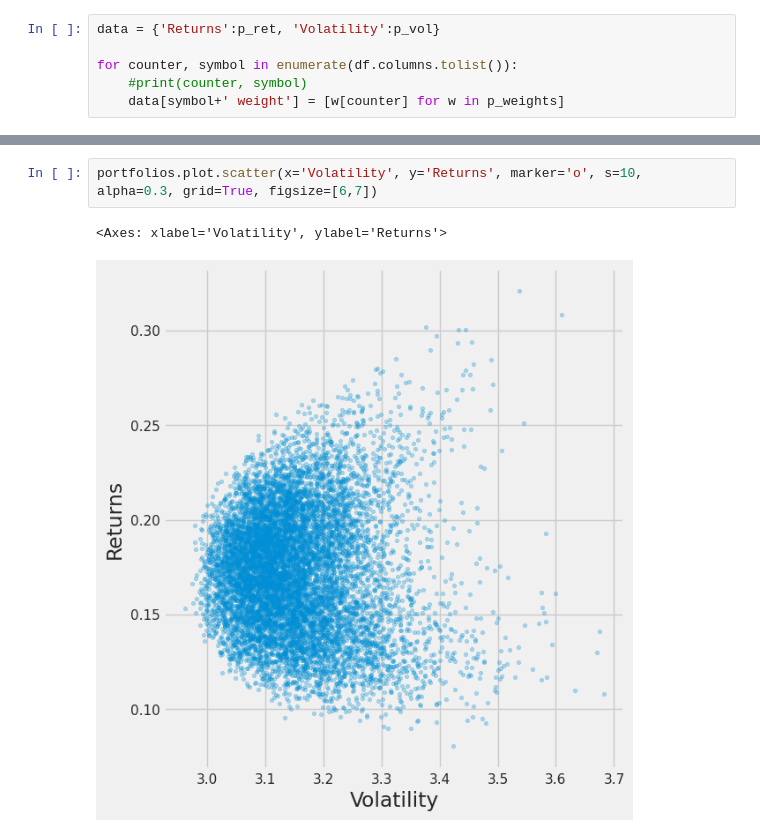
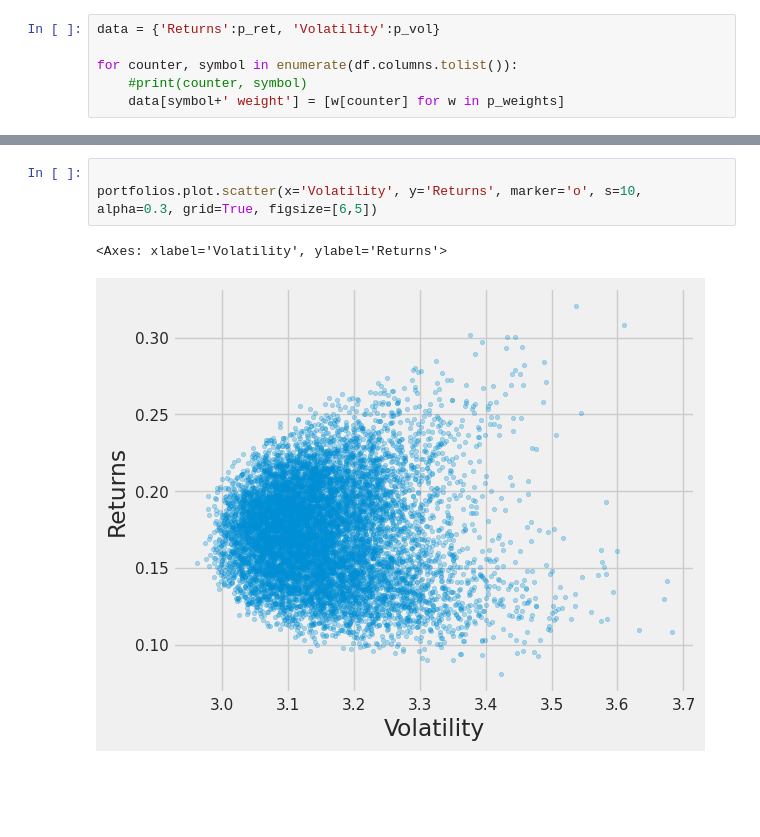
Before and after one commit to JyothsnaGH/PythonforFinance, a Jupyter notebook: EfficientFrontier.ipynb, the cells around one changed output, grey strips where cells are left out. Saved outputs shown, nothing was run; the diff lists cells and outputs as text; blank space fills up the shorter version.

```diff
--- a/EfficientFrontier.ipynb
+++ b/EfficientFrontier.ipynb
@@ -235,7 +235,8 @@ portfolios.head() # Dataframe of the 10000 portfolios created
 | 3 | 0.194512 | 3.104082 | 0.076255 | 0.084437 | 0.207319 | 0.236011 | 0.170454 | 0.196804 | ... |
 | 4 | 0.127534 | 3.055736 | 0.183749 | 0.095452 | 0.265791 | 0.208830 | 0.071606 | 0.053122 | ... |
 # %%
-portfolios.plot.scatter(x='Volatility', y='Returns', marker='o', s=10, alpha=0.3, grid=True, figsize=[6,7])
+
+portfolios.plot.scatter(x='Volatility', y='Returns', marker='o', s=10, alpha=0.3, grid=True, figsize=[6,5])
 # %% [output]
 <Axes: xlabel='Volatility', ylabel='Returns'>
-[figure, old version]
+[figure, new version]
```
Also changed, not shown: parts of 1 cell of this notebook.
